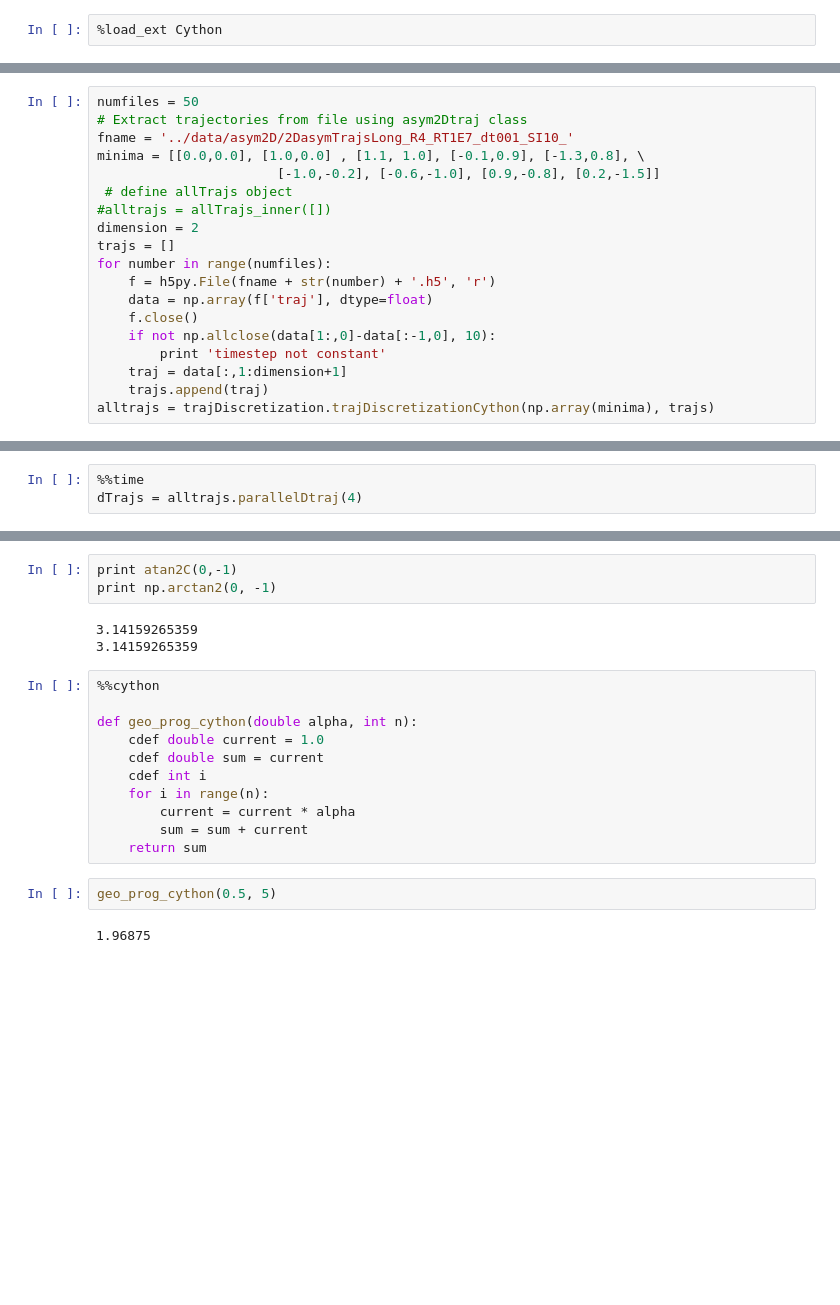
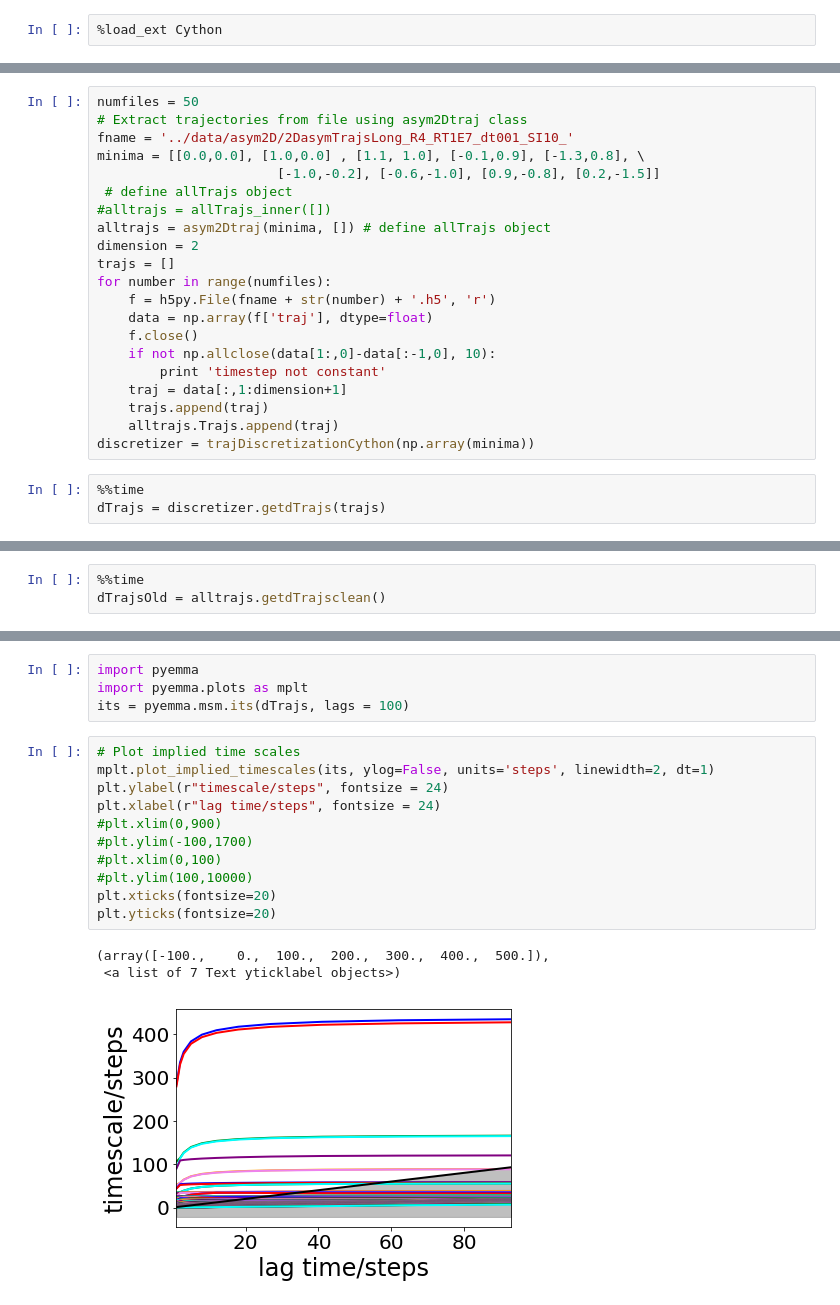
Before and after one commit to markovmodel/msmrd, a Jupyter notebook: scripts/createMSM_2Dasym_cython.ipynb, the cells around one changed output, grey strips where cells are left out. Cells and saved outputs as stored; diff of their text form; blank space fills up the shorter version.

```diff
--- a/scripts/createMSM_2Dasym_cython.ipynb
+++ b/scripts/createMSM_2Dasym_cython.ipynb
@@ -120,6 +231,7 @@ minima = [[0.0,0.0], [1.0,0.0] , [1.1, 1.0], [-0.1,0.9], [-1.3,0.8], \
                        [-1.0,-0.2], [-0.6,-1.0], [0.9,-0.8], [0.2,-1.5]]
  # define allTrajs object
 #alltrajs = allTrajs_inner([])
+alltrajs = asym2Dtraj(minima, []) # define allTrajs object
 dimension = 2
 trajs = []
 for number in range(numfiles):
@@ -130,4 +242,8 @@ for number in range(numfiles):
         print 'timestep not constant'
     traj = data[:,1:dimension+1]
     trajs.append(traj)
-alltrajs = trajDiscretization.trajDiscretizationCython(np.array(minima), trajs)
+    alltrajs.Trajs.append(traj)
+discretizer = trajDiscretizationCython(np.array(minima))
+# %%
+%%time
+dTrajs = discretizer.getdTrajs(trajs)
@@ -134,4 +253,4 @@ alltrajs = trajDiscretization.trajDiscretizationCython(np.array(minima), trajs)
 # %%
 %%time
-dTrajs = alltrajs.parallelDtraj(4)
+dTrajsOld = alltrajs.getdTrajsclean()
 # %% [output]
@@ -153,21 +259,19 @@ def addSth(int a, int b):
-# %%
-print atan2C(0,-1)
-print np.arctan2(0, -1)
-# %% [output]
-3.14159265359
-3.14159265359
-# %%
-%%cython
-
-def geo_prog_cython(double alpha, int n):
-    cdef double current = 1.0
-    cdef double sum = current
-    cdef int i
-    for i in range(n):
-        current = current * alpha
-        sum = sum + current
-    return sum
-# %%
-geo_prog_cython(0.5, 5)
-# %% [output]
-1.96875
+# %%
+import pyemma
+import pyemma.plots as mplt
+its = pyemma.msm.its(dTrajs, lags = 100)
+# %%
+# Plot implied time scales
+mplt.plot_implied_timescales(its, ylog=False, units='steps', linewidth=2, dt=1)
+plt.ylabel(r"timescale/steps", fontsize = 24)
+plt.xlabel(r"lag time/steps", fontsize = 24)
+#plt.xlim(0,900)
+#plt.ylim(-100,1700)
+#plt.xlim(0,100)
+#plt.ylim(100,10000)
+plt.xticks(fontsize=20)
+plt.yticks(fontsize=20)
+# %% [output]
+(array([-100.,    0.,  100.,  200.,  300.,  400.,  500.]),
+ <a list of 7 Text yticklabel objects>)
+[figure, added]
```
Also changed, not shown: parts of 8 cells of this notebook, 2 other files.
